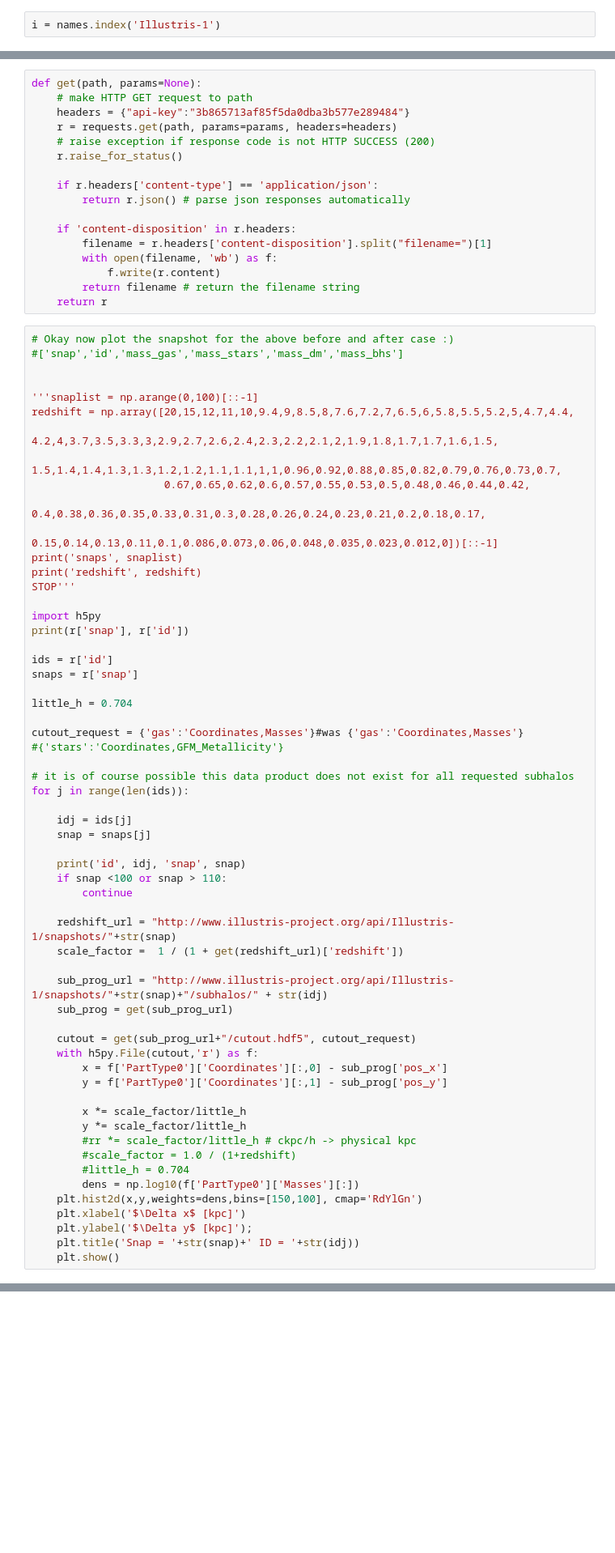
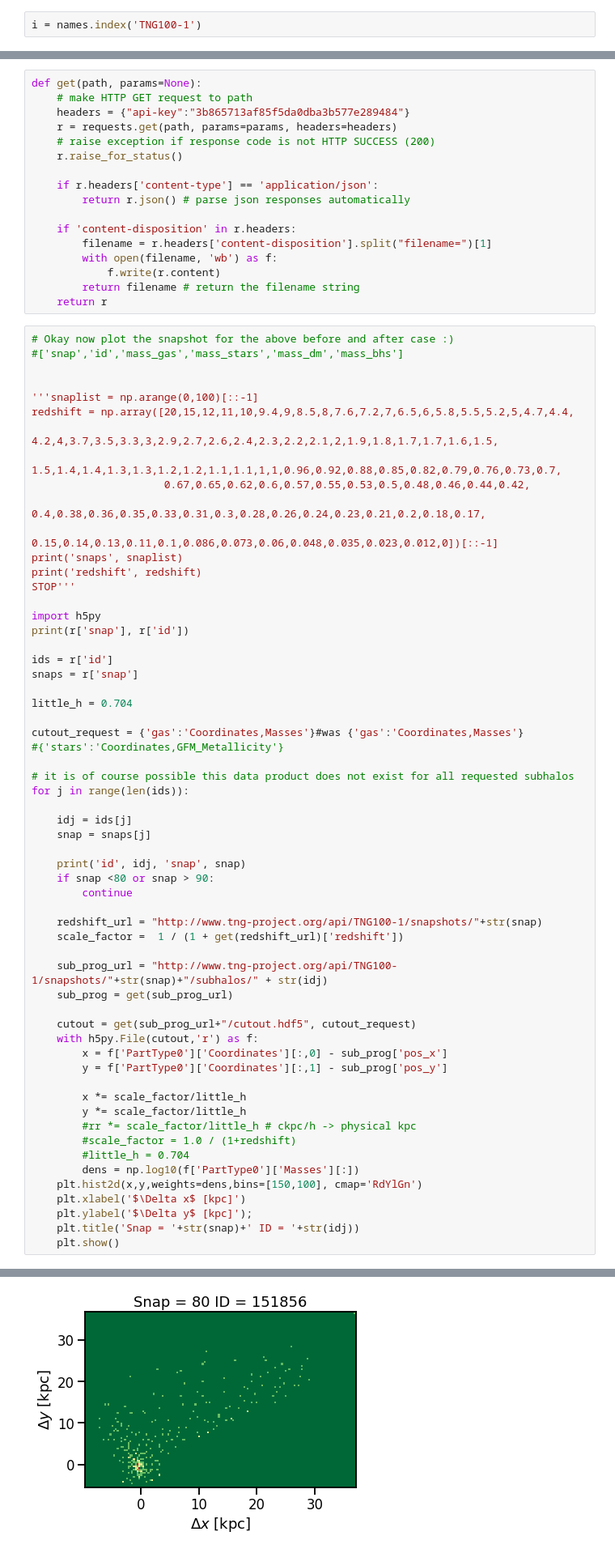
Before and after one commit to beckynevin/mockIllustris, a Jupyter notebook: Illustris_API_TNG100.ipynb, the cells around one changed output, grey strips where cells are left out. Shown: that part at 81% size. Cells and saved outputs as stored; diff of their text form; blank space fills up the shorter version.

```diff
--- a/Illustris_API_TNG100.ipynb
+++ b/Illustris_API_TNG100.ipynb
@@ -29,6 +33,6 @@ print('Available', names)
 Available ['Illustris-1', 'Illustris-1-Dark', 'Illustris-2', 'Illustris-2-Dark', 'Illustris-3', 'Illustris-3-Dark', 'TNG100-1', 'TNG100-1-Dark', 'TNG100-2', 'TNG100-2-Dark', 'TNG100-3', 'TNG100-3-Dark ...
 # %%
-i = names.index('Illustris-1')
+i = names.index('TNG100-1')
 # %%
 sim = get( r['simulations'][i]['url'] )
 # %%
@@ -235,13 +243,13 @@ for j in range(len(ids)):
     snap = snaps[j]
 
     print('id', idj, 'snap', snap)
-    if snap <100 or snap > 110:
+    if snap <80 or snap > 90:
         continue
 
-    redshift_url = "http://www.illustris-project.org/api/Illustris-1/snapshots/"+str(snap)
+    redshift_url = "http://www.tng-project.org/api/TNG100-1/snapshots/"+str(snap)
     scale_factor =  1 / (1 + get(redshift_url)['redshift'])
 
-    sub_prog_url = "http://www.illustris-project.org/api/Illustris-1/snapshots/"+str(snap)+"/subhalos/" + str(idj)
+    sub_prog_url = "http://www.tng-project.org/api/TNG100-1/snapshots/"+str(snap)+"/subhalos/" + str(idj)
     sub_prog = get(sub_prog_url)
 
     cutout = get(sub_prog_url+"/cutout.hdf5", cutout_request)
@@ -260,3 +268,4 @@ for j in range(len(ids)):
     plt.ylabel('$\Delta y$ [kpc]');
     plt.title('Snap = '+str(snap)+' ID = '+str(idj))
     plt.show()
+# %% [output]
@@ -262,0 +286 @@ for j in range(len(ids)):
+[figure, added]
```
Also changed, not shown: parts of 34 cells of this notebook.
